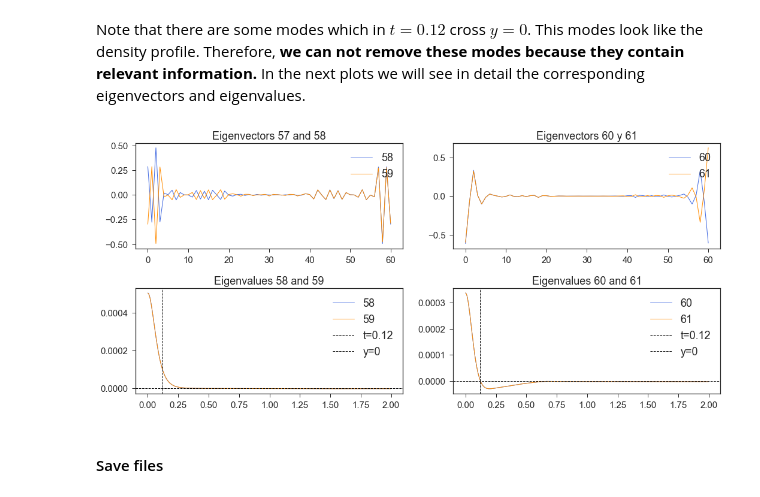
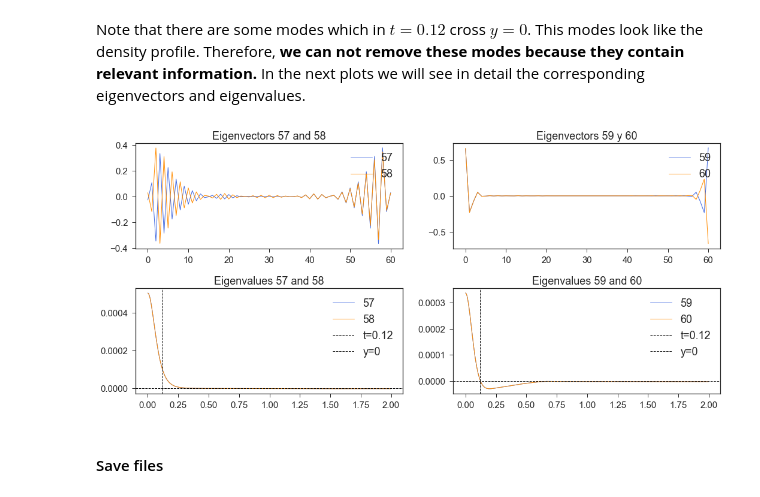
Before and after one commit to DiegoDZ/Thesis, a Jupyter notebook: notebooks/66nodes/WALLS/NanoHydro-WALLS-66nodes.ipynb, the cells around one changed output. Saved outputs shown, nothing was run; the diff lists cells and outputs as text; code cells hidden in the pictures.

```diff
--- a/notebooks/66nodes/WALLS/NanoHydro-WALLS-66nodes.ipynb
+++ b/notebooks/66nodes/WALLS/NanoHydro-WALLS-66nodes.ipynb
@@ -384,40 +384,40 @@ Note that there are some modes which in $t=0.12$ cross $y=0$. This modes look li
 # %%
 x = np.arange(0, nSteps*dt, dt)
 
 plt.figure(1, figsize=(15,7))
 
 plt.subplot(221)
 for i in np.arange(57, nNodes-2, 1):
-    plt.plot(vt[:,i,step(0.5)], label=str(i+1))
+    plt.plot(vt[:,i,step(tau)], label=str(i))
 plt.title('Eigenvectors 57 and 58',fontsize=18)
 plt.legend(loc='upper right',fontsize=18)
 
 plt.subplot(222)
 for i in np.arange(59, nNodes, 1):
-    plt.plot(vt[:,i,step(0.5)], label=str(i+1))
-plt.title('Eigenvectors 60 y 61',fontsize=18)
+    plt.plot(vt[:,i,step(tau)], label=str(i))
+plt.title('Eigenvectors 59 y 60',fontsize=18)
 plt.legend(loc='upper right',fontsize=18)
 
 plt.subplot(223)
 for i in np.arange(57, nNodes-2,1):
-    plt.plot(x, wt[:,i], label=str(i+1))
-plt.title('Eigenvalues 58 and 59',fontsize=18)
+    plt.plot(x, wt[:,i], label=str(i))
+plt.title('Eigenvalues 57 and 58',fontsize=18)
 plt.axvline(x=0.12, color='k', linestyle='--', label='t=0.12')
 plt.axhline(y=0, color='k', linestyle='--', label='y=0')
 plt.legend(loc='upper right',fontsize=18)
 
 plt.subplot(224)
 for i in np.arange(59, nNodes,1):
-    plt.plot(x, wt[:,i], label=str(i+1))
-plt.title('Eigenvalues 60 and 61',fontsize=18)
+    plt.plot(x, wt[:,i], label=str(i))
+plt.title('Eigenvalues 59 and 60',fontsize=18)
 plt.axvline(x=0.12, color='k', linestyle='--', label='t=0.12')
 plt.axhline(y=0, color='k', linestyle='--', label='y=0')
 plt.legend(loc='upper right',fontsize=18)
 
 plt.tight_layout() #Improve spacing between subplots
 plt.show()
 # %% [output]
-[figure, old version]
+[figure, new version]
 # %% [markdown]
 ####  Save files
 # %% [raw]
```
Also changed, not shown: parts of 1 cell of this notebook, 12 other files.
